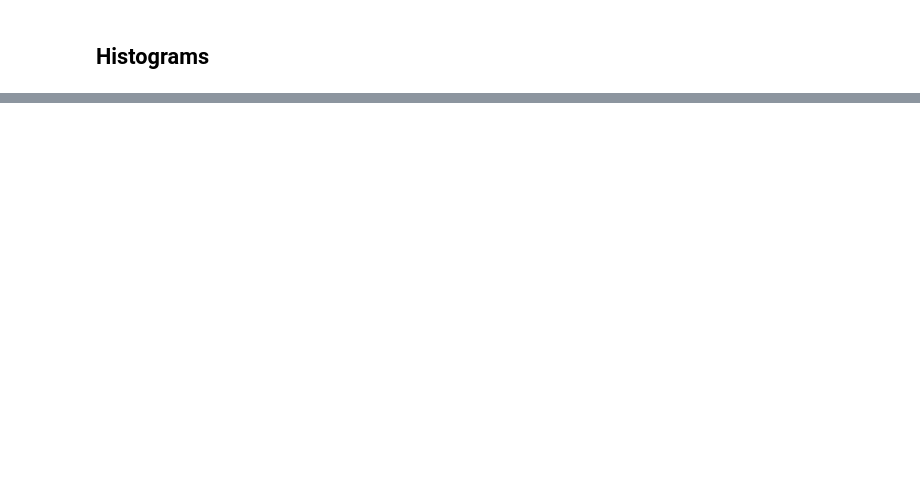
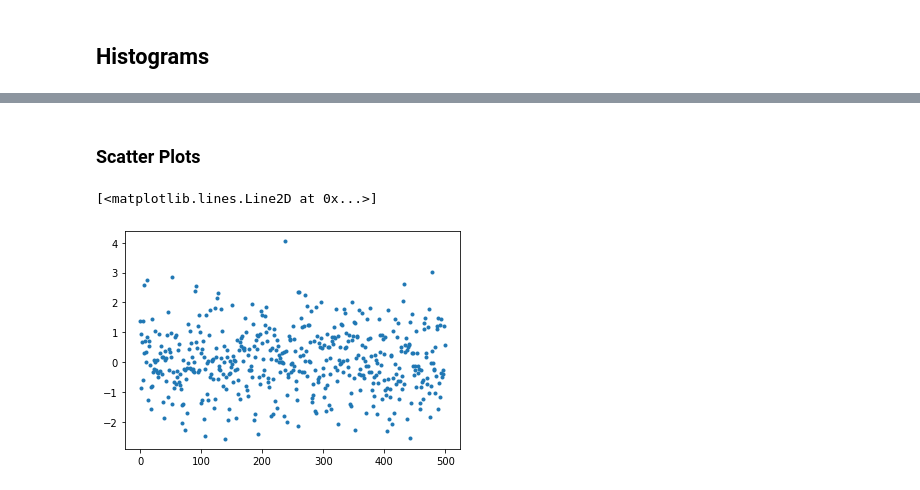
Before and after one commit to salimunlu47/Statistics-with-Python, a Jupyter notebook: Display_of_Statistical_Data.ipynb, the cells around one changed output, grey strips where cells are left out. Saved outputs shown, nothing was run; the diff lists cells and outputs as text; code cells hidden in the pictures; blank space fills up the shorter version.

```diff
--- a/Display_of_Statistical_Data.ipynb
+++ b/Display_of_Statistical_Data.ipynb
@@ -86,0 +107,7 @@ plt.hist(x, bins=25)
+# %% [markdown]
+### Scatter Plots
+# %%
+plt.plot(x, '.')
+# %% [output]
+[<matplotlib.lines.Line2D at 0x...>]
+[figure, added]
```
Also changed, not shown: parts of 19 cells of this notebook.
